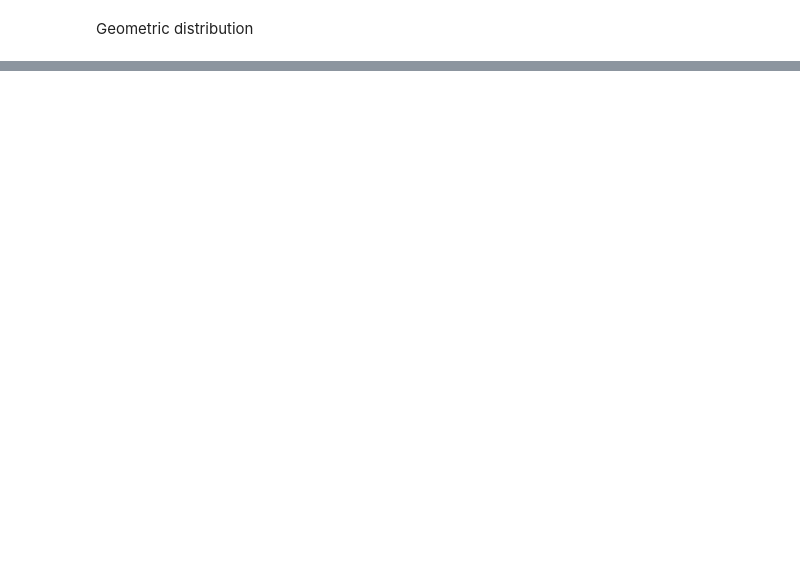
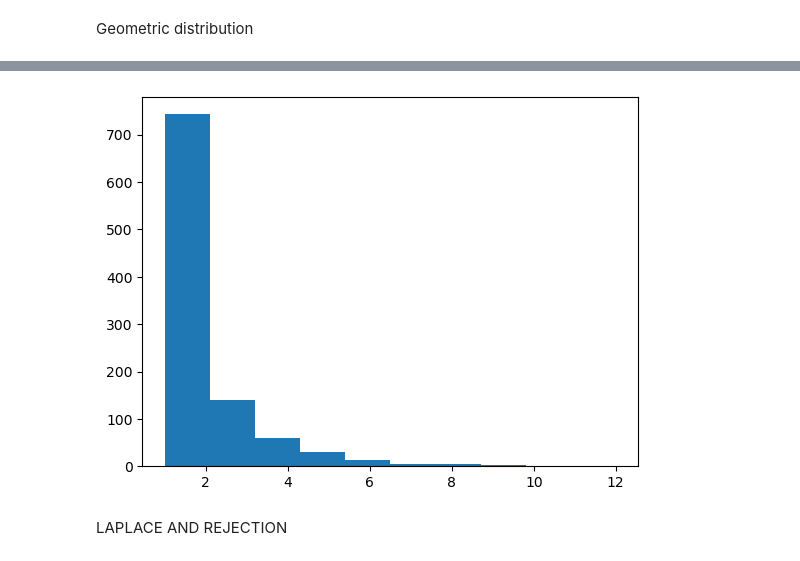
Before and after one commit to mchabrol/Monte-carlo, a Jupyter notebook: TD.ipynb, the cells around one changed output, grey strips where cells are left out. Cells and saved outputs as stored; diff of their text form; code cells hidden in the pictures; blank space fills up the shorter version.

```diff
--- a/TD.ipynb
+++ b/TD.ipynb
@@ -74,0 +110,24 @@ def geom(p):
+# %%
+#correction rejection
+def bernoulli(p):
+    x = np.random.rand()
+    return(int(x<=p))
+
+def geomrej(p):
+    N = 0
+    Z = 0
+    while Z != 1:
+        Z = bernoulli(p)
+        N = N+1
+    return(N)
+
+def testgeomrej(p, N):
+    arr = np.zeros(N)
+    for i in range(N):
+        arr[i] = geomrej(p)
+    plt.hist(arr)
+testgeominv(0.5, 1000)
+# %% [output]
+[figure, added]
+# %% [markdown]
+LAPLACE AND REJECTION
```
Also changed, not shown: parts of 9 cells of this notebook.
